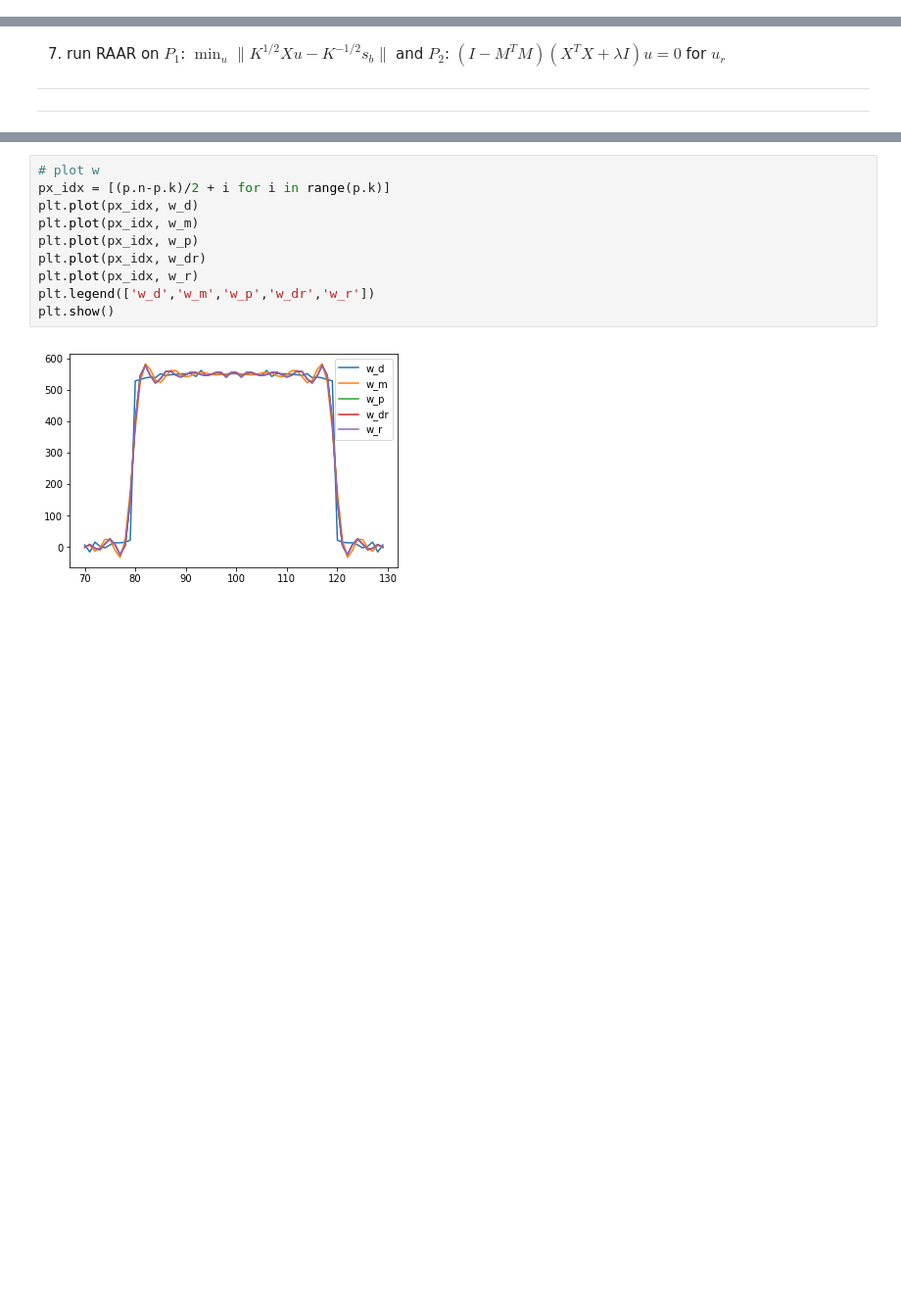
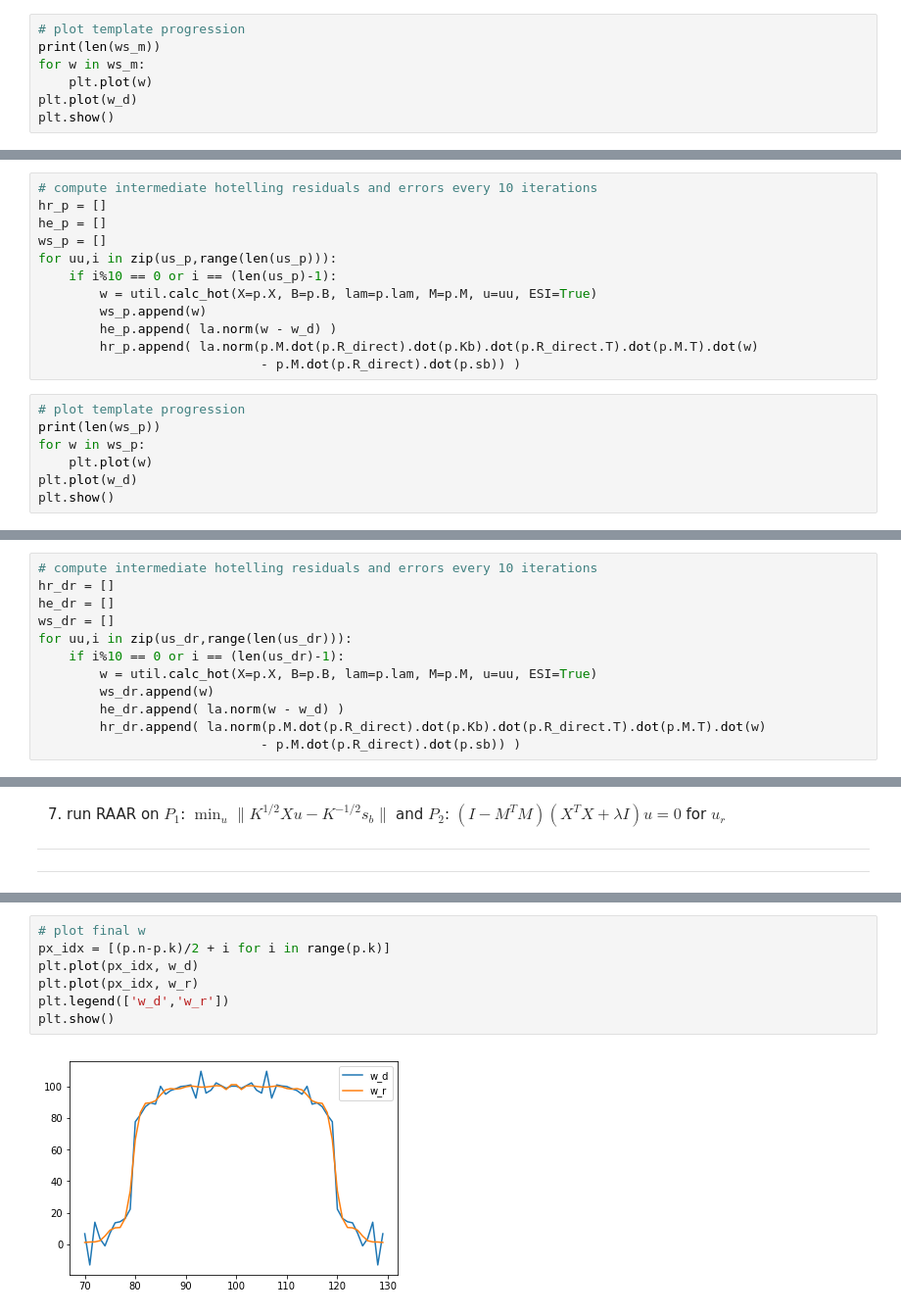
Before and after one commit to zimmerman-cole/ill-condition, a Jupyter notebook: code/pres/intermediate/proj_alg_single_1d.ipynb, the cells around one changed output, grey strips where cells are left out. Shown: that part at 98% size. Saved outputs shown, nothing was run; the diff lists cells and outputs as text; blank space fills up the shorter version.

Commit message:
updating 1d nb for hotelling tracking

```diff
--- a/code/pres/intermediate/proj_alg_single_1d.ipynb
+++ b/code/pres/intermediate/proj_alg_single_1d.ipynb
@@ -182,0 +219,7 @@ plt.show()
+# %%
+# plot template progression
+print(len(ws_m))
+for w in ws_m:
+    plt.plot(w)
+plt.plot(w_d)
+plt.show()
@@ -237,0 +289,19 @@ plt.show()
+# %%
+# compute intermediate hotelling residuals and errors every 10 iterations
+hr_p = []
+he_p = []
+ws_p = []
+for uu,i in zip(us_p,range(len(us_p))):
+    if i%10 == 0 or i == (len(us_p)-1):
+        w = util.calc_hot(X=p.X, B=p.B, lam=p.lam, M=p.M, u=uu, ESI=True)
+        ws_p.append(w)
+        he_p.append( la.norm(w - w_d) )
+        hr_p.append( la.norm(p.M.dot(p.R_direct).dot(p.Kb).dot(p.R_direct.T).dot(p.M.T).dot(w)
+                             - p.M.dot(p.R_direct).dot(p.sb)) )
+# %%
+# plot template progression
+print(len(ws_p))
+for w in ws_p:
+    plt.plot(w)
+plt.plot(w_d)
+plt.show()
@@ -293,0 +371,12 @@ plt.show()
+# %%
+# compute intermediate hotelling residuals and errors every 10 iterations
+hr_dr = []
+he_dr = []
+ws_dr = []
+for uu,i in zip(us_dr,range(len(us_dr))):
+    if i%10 == 0 or i == (len(us_dr)-1):
+        w = util.calc_hot(X=p.X, B=p.B, lam=p.lam, M=p.M, u=uu, ESI=True)
+        ws_dr.append(w)
+        he_dr.append( la.norm(w - w_d) )
+        hr_dr.append( la.norm(p.M.dot(p.R_direct).dot(p.Kb).dot(p.R_direct.T).dot(p.M.T).dot(w)
+                             - p.M.dot(p.R_direct).dot(p.sb)) )
@@ -339,12 +444,9 @@ norm hotelling template error: 275.761
 # %%
-# plot w
+# plot final w
 px_idx = [(p.n-p.k)/2 + i for i in range(p.k)]
 plt.plot(px_idx, w_d)
-plt.plot(px_idx, w_m)
-plt.plot(px_idx, w_p)
-plt.plot(px_idx, w_dr)
 plt.plot(px_idx, w_r)
-plt.legend(['w_d','w_m','w_p','w_dr','w_r'])
+plt.legend(['w_d','w_r'])
 plt.show()
 # %% [output]
-[figure, old version]
+[figure, new version]
```
Also changed, not shown: parts of 64 cells of this notebook, 1 other file.
